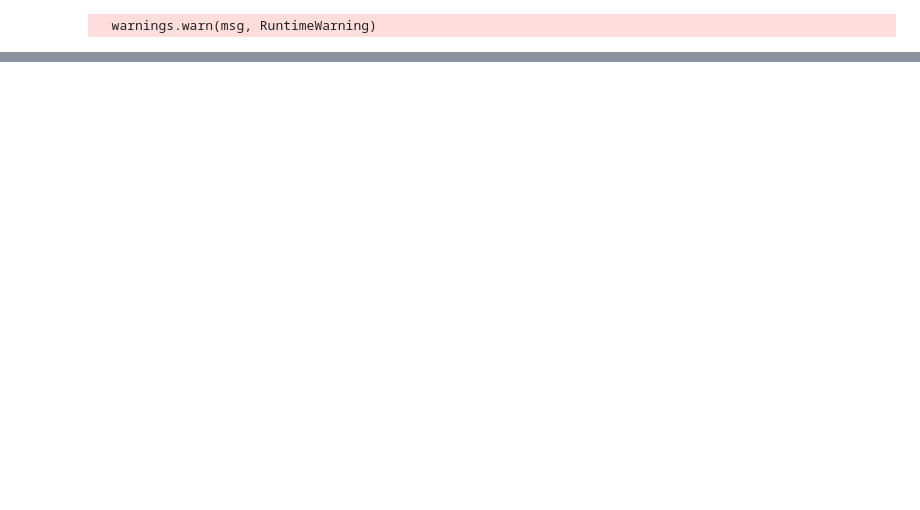
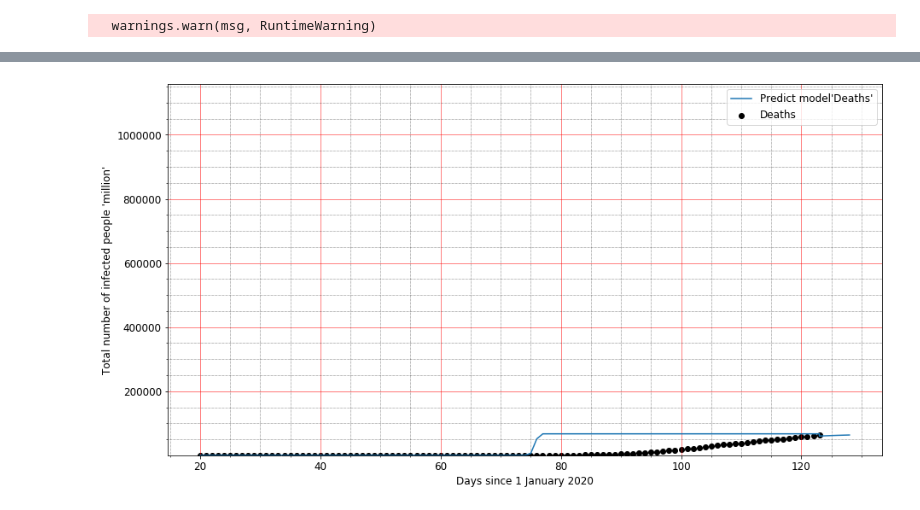
Before and after one commit to chukrobertson/Covid19_Data_Science_Practice, a Jupyter notebook: US_Covid.ipynb, the cells around one changed output, grey strips where cells are left out. Saved outputs shown, nothing was run; the diff lists cells and outputs as text; code cells hidden in the pictures; blank space fills up the shorter version.

```diff
--- a/US_Covid.ipynb
+++ b/US_Covid.ipynb
@@ -80,6 +80,6 @@ print(errors)
 # %%
 # Deaths
-p1=[10,200,3000]
+p1=[100,1000,10000]
 fitz = curve_fit(logistic_model,x,z,p1)
 fitz
 # %% [output]
@@ -135,0 +136,34 @@ plt.grid(which='minor', linestyle=':', linewidth='0.5', color='black')
+# %%
+pred_x = list(range(max(x),sol)) # Cases Dates
+pred_z = list(range(max(x),solz)) # Deaths Dates
+plt.rcParams['figure.figsize'] = [15, 8]
+
+plt.rc('font', size=12, )
+
+# Real data
+# plt.scatter(x,y,label="Infections",color="red")
+# Real data
+plt.scatter(x,z,label="Deaths",color="black")
+
+# Predicted logistic curve
+# plt.plot(x+pred_x, [logistic_model(i,fit[0][0],fit[0][1],fit[0][2]) for i in x+pred_x], label="Predict model'Infections'")
+
+# Predicted logistic curve
+plt.plot(x+pred_z, [logistic_modelz(i,fitz[0][0],fitz[0][1],fitz[0][2]) for i in z+pred_z], label="Predict model'Deaths'")
+
+plt.legend()
+plt.xlabel("Days since 1 January 2020")
+plt.ylabel("Total number of infected people 'million'")
+plt.ylim((min(y)*1,c*1))
+
+# plt.grid()
+
+# Turn on the minor TICKS, which are required for the minor GRID
+plt.minorticks_on()
+
+# Customize the major grid
+plt.grid(which='major', linestyle='-', linewidth='0.5', color='red')
+# Customize the minor grid
+plt.grid(which='minor', linestyle=':', linewidth='0.5', color='black')
+# %% [output]
+[figure, added]
```
Also changed, not shown: parts of 10 cells of this notebook.
